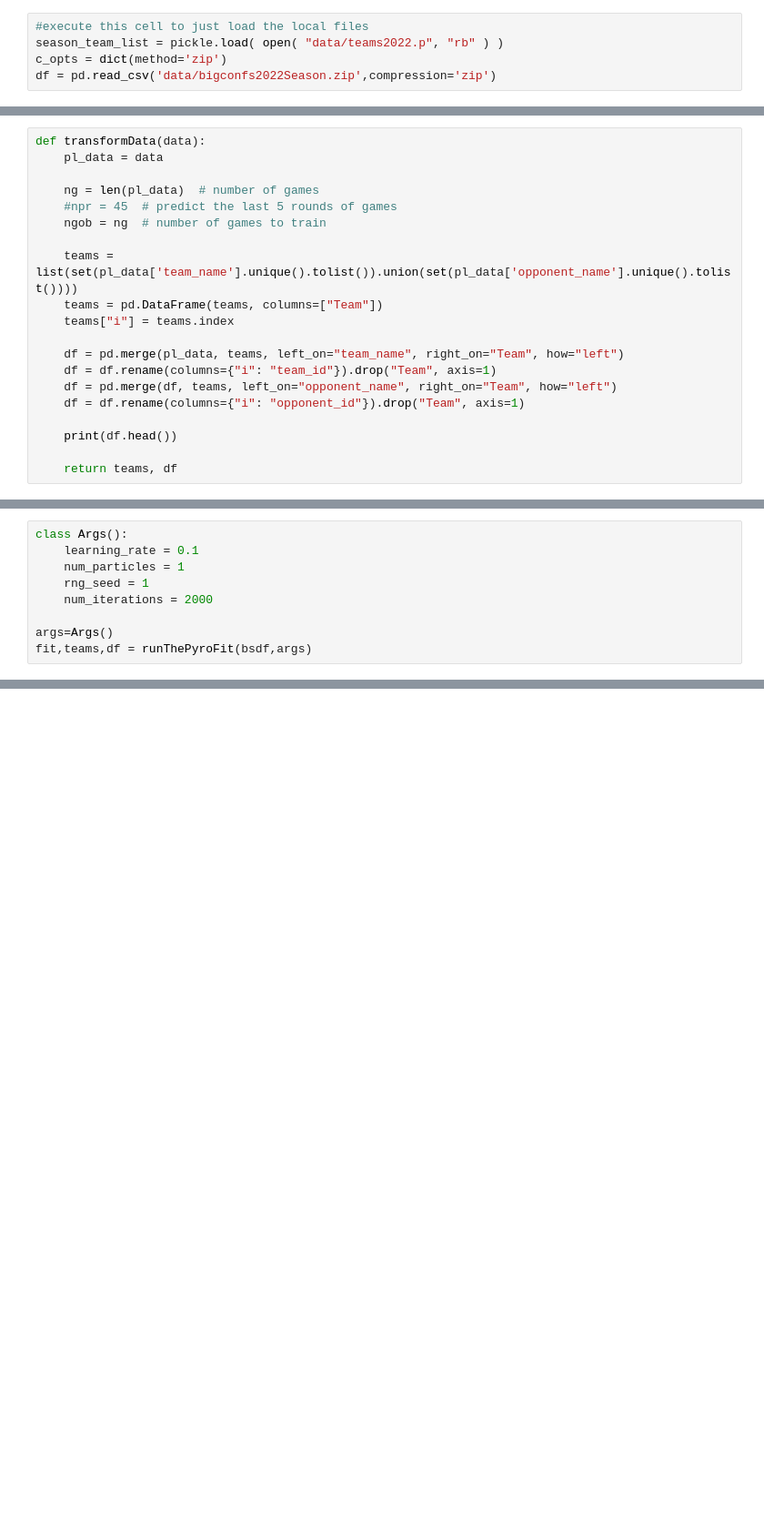
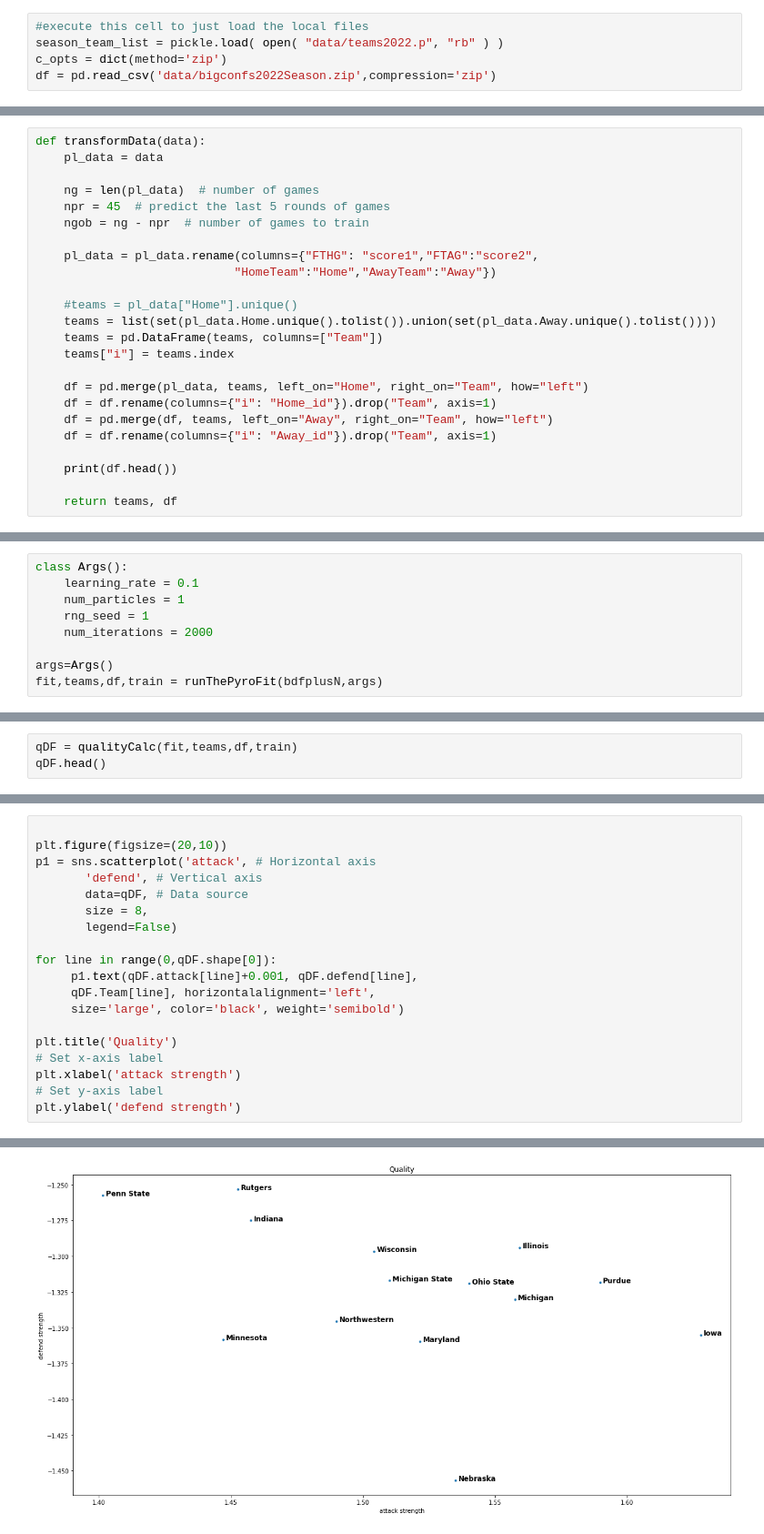
Before and after one commit to gaulight42/bball1, a Jupyter notebook: ncaaBball2022v3.ipynb, the cells around one changed output, grey strips where cells are left out. Shown: that part at 91% size. Cells and saved outputs as stored; diff of their text form; blank space fills up the shorter version.

```diff
--- a/ncaaBball2022v3.ipynb
+++ b/ncaaBball2022v3.ipynb
@@ -123,17 +268,21 @@ def transformData(data):
     pl_data = data
 
     ng = len(pl_data)  # number of games
-    #npr = 45  # predict the last 5 rounds of games
-    ngob = ng  # number of games to train
+    npr = 45  # predict the last 5 rounds of games
+    ngob = ng - npr  # number of games to train
 
-    teams = list(set(pl_data['team_name'].unique().tolist()).union(set(pl_data['opponent_name'].unique().tolist())))
+    pl_data = pl_data.rename(columns={"FTHG": "score1","FTAG":"score2",
+                            "HomeTeam":"Home","AwayTeam":"Away"})
+
+    #teams = pl_data["Home"].unique()
+    teams = list(set(pl_data.Home.unique().tolist()).union(set(pl_data.Away.unique().tolist())))
     teams = pd.DataFrame(teams, columns=["Team"])
     teams["i"] = teams.index
 
-    df = pd.merge(pl_data, teams, left_on="team_name", right_on="Team", how="left")
-    df = df.rename(columns={"i": "team_id"}).drop("Team", axis=1)
-    df = pd.merge(df, teams, left_on="opponent_name", right_on="Team", how="left")
-    df = df.rename(columns={"i": "opponent_id"}).drop("Team", axis=1)
+    df = pd.merge(pl_data, teams, left_on="Home", right_on="Team", how="left")
+    df = df.rename(columns={"i": "Home_id"}).drop("Team", axis=1)
+    df = pd.merge(df, teams, left_on="Away", right_on="Team", how="left")
+    df = df.rename(columns={"i": "Away_id"}).drop("Team", axis=1)
 
     print(df.head())
 
@@ -333,6 +523,6 @@ class Args():
     num_iterations = 2000
 
 args=Args()
-fit,teams,df = runThePyroFit(bsdf,args)
+fit,teams,df,train = runThePyroFit(bdfplusN,args)
 # %% [output]
 transforming data...
@@ -358 +546,4 @@ tensor([96., 91., 73.,  ..., 66., 97., 82.])
 Trace Shapes:
+# %%
+qDF = qualityCalc(fit,teams,df,train)
+qDF.head()
@@ -358,0 +557,20 @@ Trace Shapes:
+# %%
+
+plt.figure(figsize=(20,10))
+p1 = sns.scatterplot('attack', # Horizontal axis
+       'defend', # Vertical axis
+       data=qDF, # Data source
+       size = 8,
+       legend=False)
+
+for line in range(0,qDF.shape[0]):
+     p1.text(qDF.attack[line]+0.001, qDF.defend[line],
+     qDF.Team[line], horizontalalignment='left',
+     size='large', color='black', weight='semibold')
+
+plt.title('Quality')
+# Set x-axis label
+plt.xlabel('attack strength')
+# Set y-axis label
+plt.ylabel('defend strength')
+# %% [output]
@@ -358,0 +578 @@ Trace Shapes:
+[figure, added]
```
Also changed, not shown: parts of 31 cells of this notebook, 1 other file.
